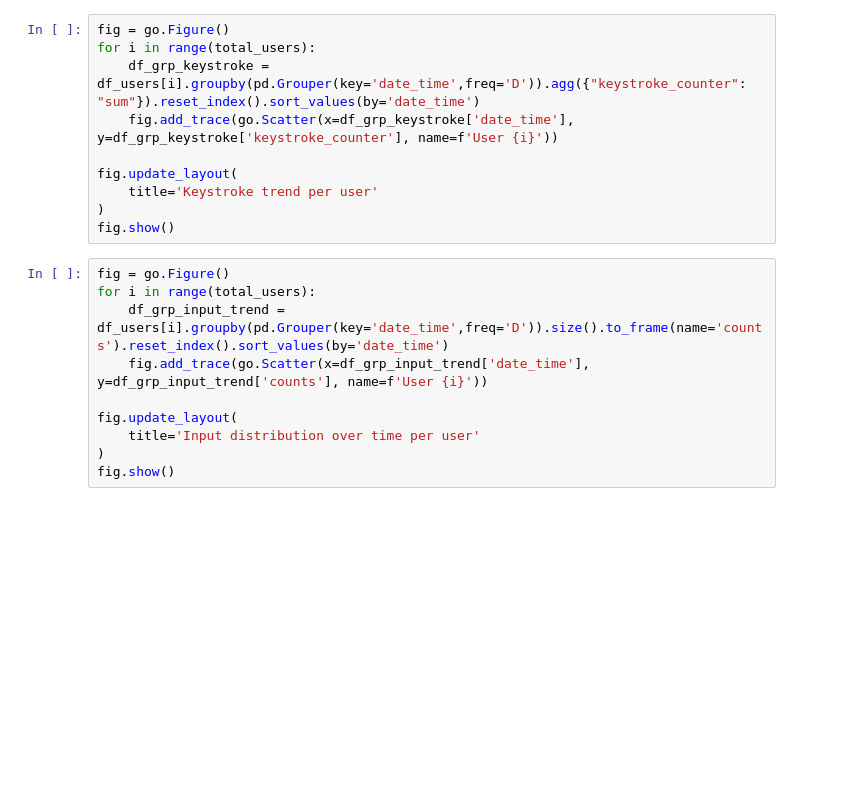
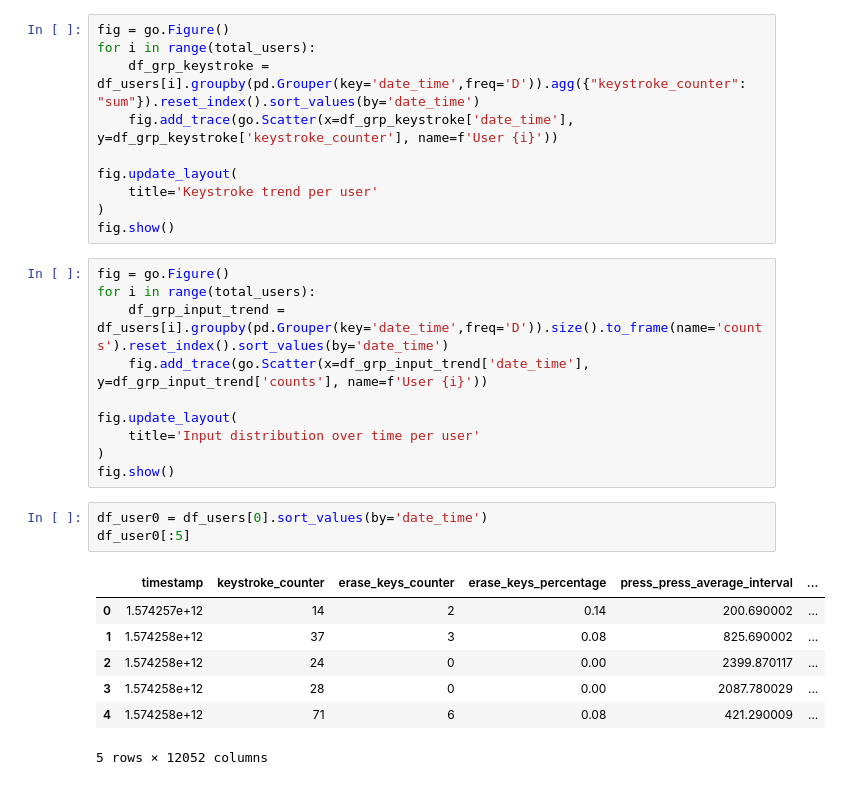
Before and after one commit to Master-Thesis-TUK-2021/BEHACOM-dataset-analysis, a Jupyter notebook: behacom_ds_analysis.ipynb, the cells around one changed output. Saved outputs shown, nothing was run; the diff lists cells and outputs as text; blank space fills up the shorter version.

```diff
--- a/behacom_ds_analysis.ipynb
+++ b/behacom_ds_analysis.ipynb
@@ -89,3 +88,14 @@ fig.update_layout(
     title='Input distribution over time per user'
 )
 fig.show()
+# %%
+df_user0 = df_users[0].sort_values(by='date_time')
+df_user0[:5]
+# %% [output]
+|  | timestamp | keystroke_counter | erase_keys_counter | erase_keys_percentage | press_press_average_interval | ... |
+| 0 | 1.574257e+12 | 14 | 2 | 0.14 | 200.690002 | ... |
+| 1 | 1.574258e+12 | 37 | 3 | 0.08 | 825.690002 | ... |
+| 2 | 1.574258e+12 | 24 | 0 | 0.00 | 2399.870117 | ... |
+| 3 | 1.574258e+12 | 28 | 0 | 0.00 | 2087.780029 | ... |
+| 4 | 1.574258e+12 | 71 | 6 | 0.08 | 421.290009 | ... |
+5 rows × 12052 columns
```
Also changed, not shown: parts of 6 cells of this notebook.
